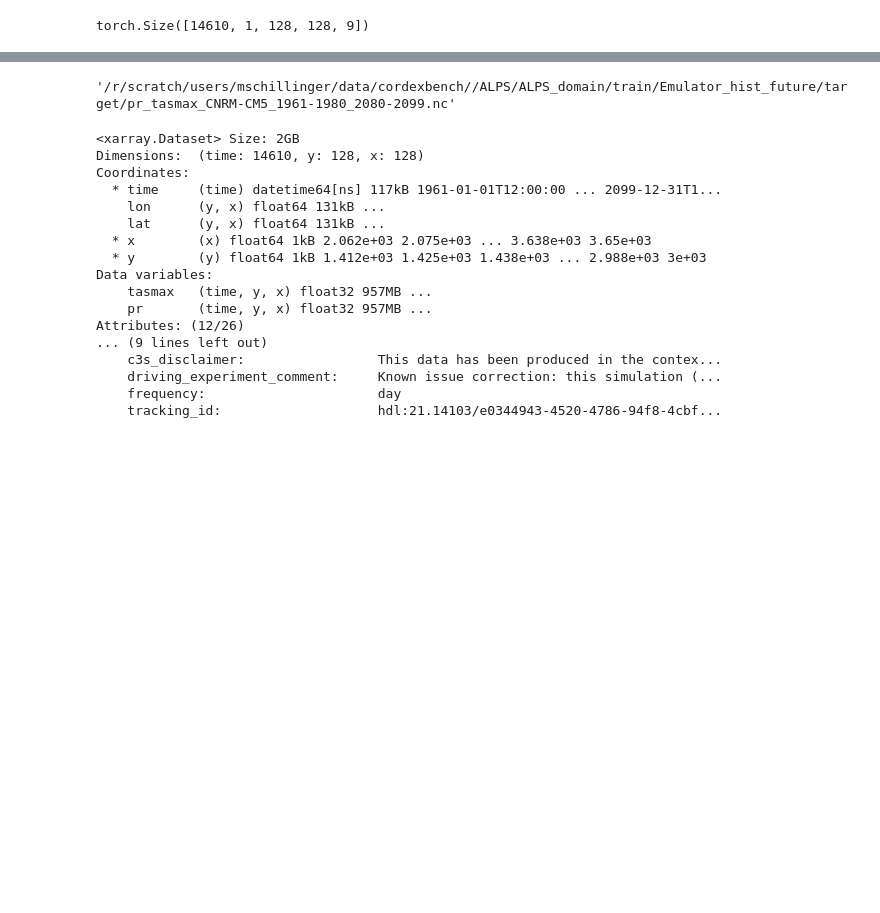
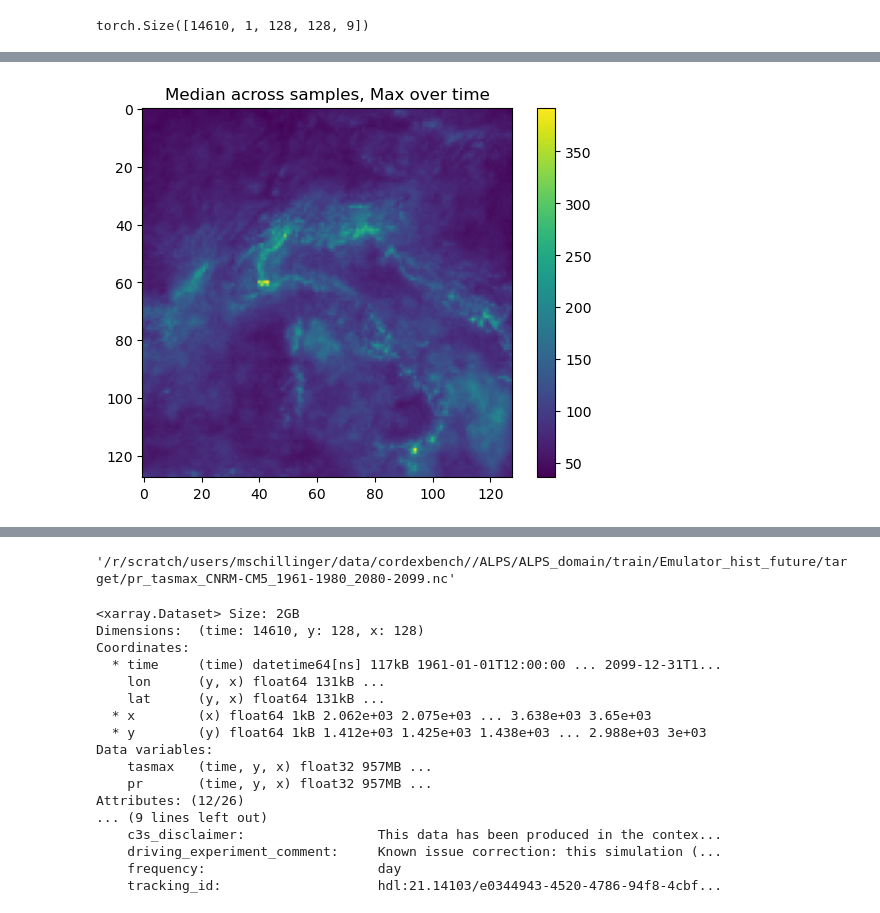
Before and after one commit to m-schillinger/cordexbench, a Jupyter notebook: enscale/eval.ipynb, the cells around one changed output, grey strips where cells are left out. Drawn from its saved outputs; the diff is of its cells as text; code cells hidden in the pictures; blank space fills up the shorter version.

```diff
--- a/enscale/eval.ipynb
+++ b/enscale/eval.ipynb
@@ -17,0 +49,6 @@ plt.colorbar()
+# %%
+plt.imshow(samples[:,0,:,:, :].amax(dim=0).quantile(0.5, dim=-1).cpu(), cmap='viridis')
+plt.title("Median across samples, Max over time")
+plt.colorbar();
+# %% [output]
+[figure, added]
```
Also changed, not shown: parts of 19 cells of this notebook, 50 other files.
